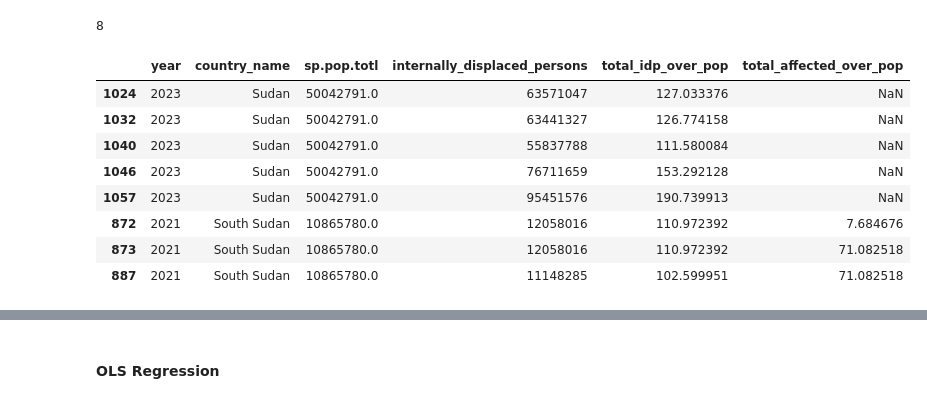
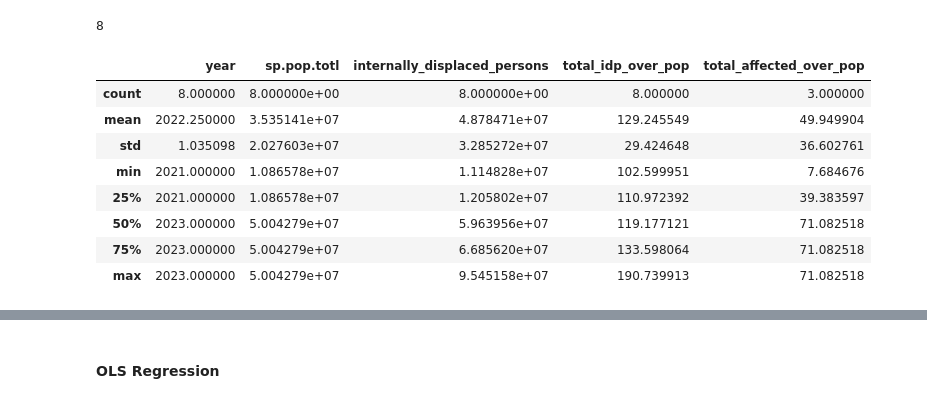
Before and after one commit to emijlop/climate-migration-project, a Jupyter notebook: 003_crossval_elena.ipynb, the cells around one changed output, grey strips where cells are left out. Cells and saved outputs as stored; diff of their text form; code cells hidden in the pictures.

```diff
--- a/003_crossval_elena.ipynb
+++ b/003_crossval_elena.ipynb
@@ -49,15 +49,15 @@ len(weird_values)
 # %% [output]
 8
 # %%
-weird_values[['year','country_name', 'sp.pop.totl','internally_displaced_persons',  'total_idp_over_pop', 'total_affected_over_pop']]
+weird_values[['year','country_name', 'sp.pop.totl','internally_displaced_persons',  'total_idp_over_pop', 'total_affected_over_pop']].describe()
 # %% [output]
-|  | year | country_name | sp.pop.totl | internally_displaced_persons | total_idp_over_pop | total_affected_over_pop |
-| 1024 | 2023 | Sudan | 50042791.0 | 63571047 | 127.033376 | NaN |
-| 1032 | 2023 | Sudan | 50042791.0 | 63441327 | 126.774158 | NaN |
-| 1040 | 2023 | Sudan | 50042791.0 | 55837788 | 111.580084 | NaN |
-| 1046 | 2023 | Sudan | 50042791.0 | 76711659 | 153.292128 | NaN |
-| 1057 | 2023 | Sudan | 50042791.0 | 95451576 | 190.739913 | NaN |
-| 872 | 2021 | South Sudan | 10865780.0 | 12058016 | 110.972392 | 7.684676 |
-| 873 | 2021 | South Sudan | 10865780.0 | 12058016 | 110.972392 | 71.082518 |
-| 887 | 2021 | South Sudan | 10865780.0 | 11148285 | 102.599951 | 71.082518 |
+|  | year | sp.pop.totl | internally_displaced_persons | total_idp_over_pop | total_affected_over_pop |
+| count | 8.000000 | 8.000000e+00 | 8.000000e+00 | 8.000000 | 3.000000 |
+| mean | 2022.250000 | 3.535141e+07 | 4.878471e+07 | 129.245549 | 49.949904 |
+| std | 1.035098 | 2.027603e+07 | 3.285272e+07 | 29.424648 | 36.602761 |
+| min | 2021.000000 | 1.086578e+07 | 1.114828e+07 | 102.599951 | 7.684676 |
+| 25% | 2021.000000 | 1.086578e+07 | 1.205802e+07 | 110.972392 | 39.383597 |
+| 50% | 2023.000000 | 5.004279e+07 | 5.963956e+07 | 119.177121 | 71.082518 |
+| 75% | 2023.000000 | 5.004279e+07 | 6.685620e+07 | 133.598064 | 71.082518 |
+| max | 2023.000000 | 5.004279e+07 | 9.545158e+07 | 190.739913 | 71.082518 |
 # %%
```
Also changed, not shown: parts of 12 cells of this notebook.
